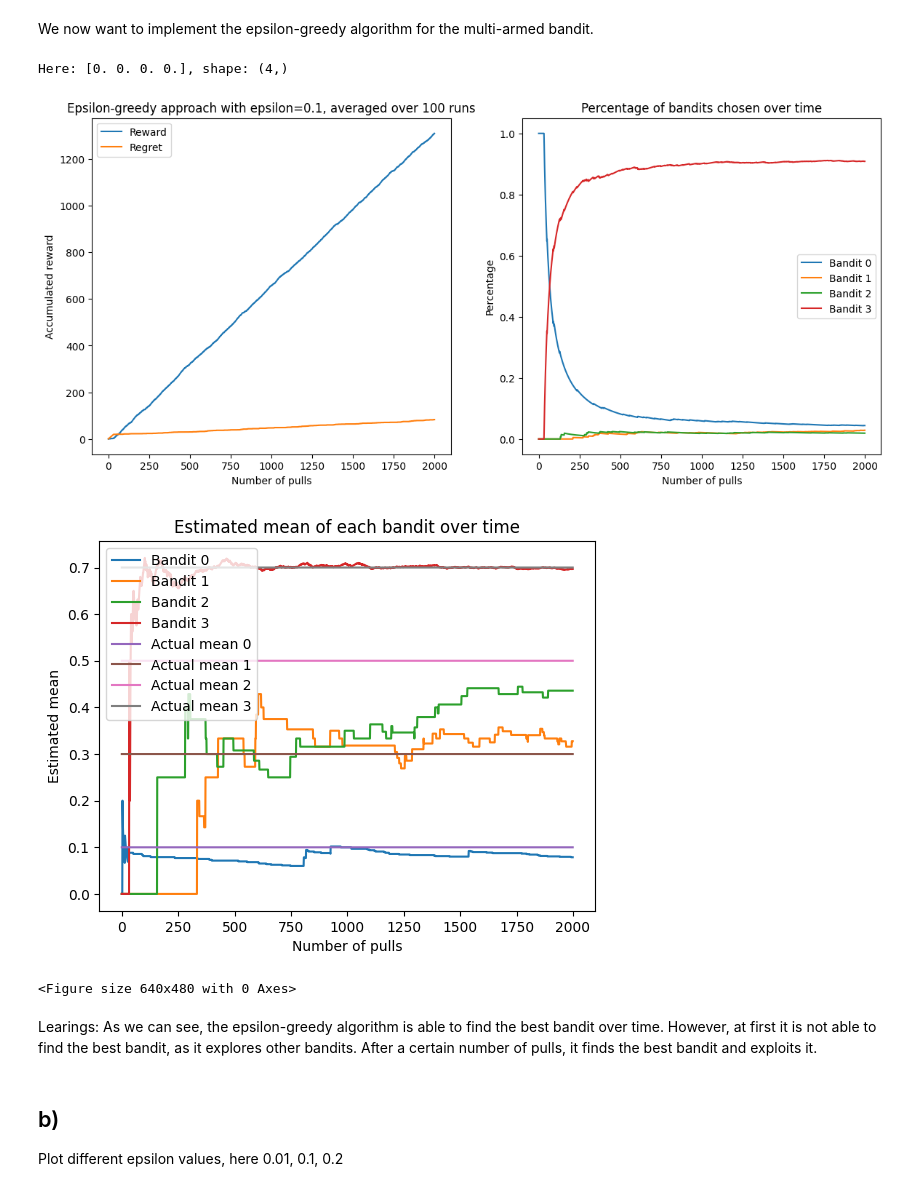
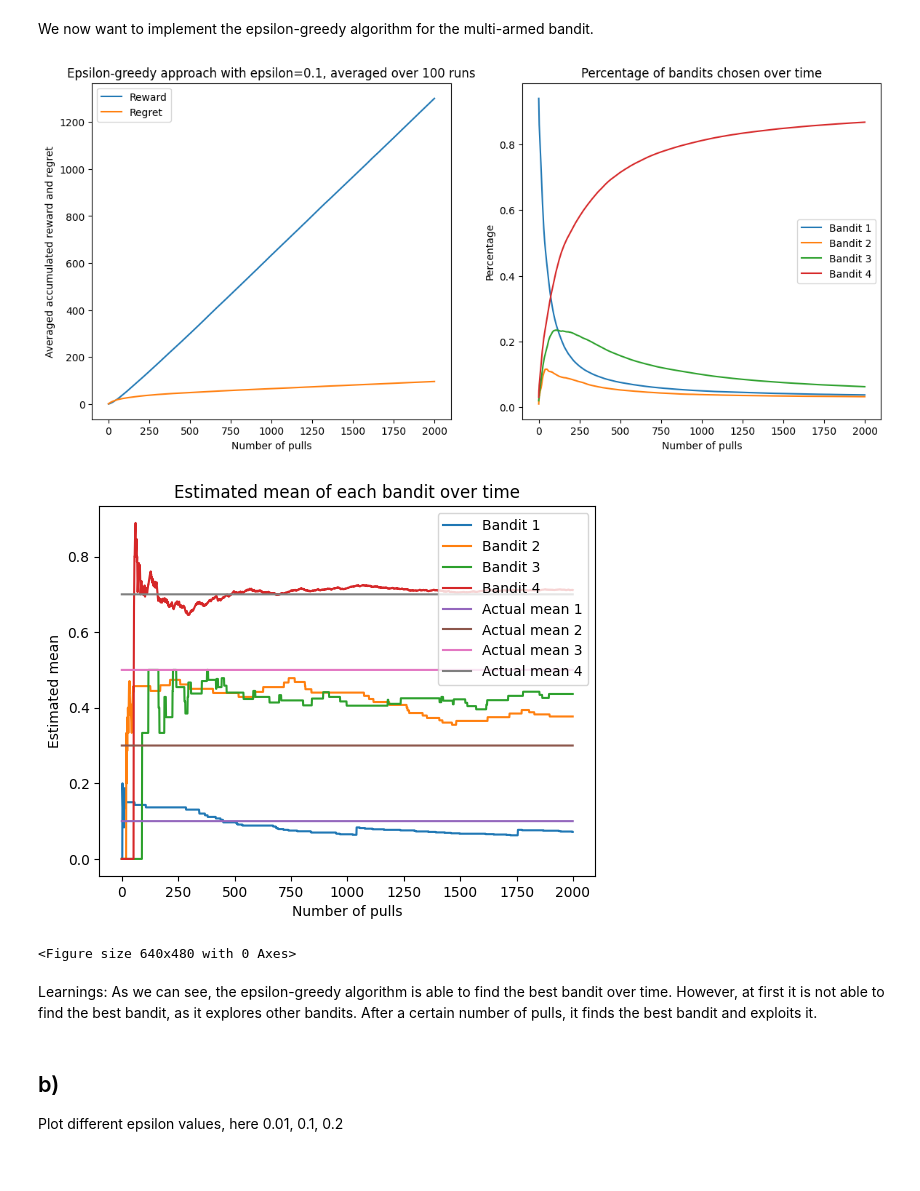
Before and after one commit to MarvinKohnen/deep-reinforcement-learning, a Jupyter notebook: assignments/exercise01/exercise1.1.ipynb, the cells around one changed output. Drawn from its saved outputs; the diff is of its cells as text; code cells hidden in the pictures.

```diff
--- a/assignments/exercise01/exercise1.1.ipynb
+++ b/assignments/exercise01/exercise1.1.ipynb
@@ -129,7 +129,7 @@ def run_epsilon_greedy(num_pulls=2000, epsilon=0.1, num_bandits=4, estimated_mea
 
 reward, regret, epsilon, chosen_bandits_percentage, estimated_means_over_time, actual_means_over_time = run_epsilon_greedy()
 
-"""# Run epsilon greedy 100 times and plot the averaged results
+# Run epsilon greedy 100 times and plot the averaged results
 averaged_reward = np.zeros(num_pulls)
 averaged_regret = np.zeros(num_pulls)
 averaged_chosen_bandits_percentage = np.zeros((num_bandits, num_pulls))
@@ -141,55 +141,54 @@ for i in range(num_runs):
     averaged_regret += regret
     averaged_chosen_bandits_percentage += chosen_bandits_percentage
 averaged_reward /= num_runs
 averaged_regret /= num_runs
 averaged_chosen_bandits_percentage /= num_runs
-"""
+
 # Plot results
 fig, axs = plt.subplots(1, 2, figsize=(14, 6))
 
 # Plot reward and regret in the first subplot
-axs[0].plot(reward, label="Reward")
-axs[0].plot(regret, label="Regret")
+axs[0].plot(averaged_reward, label="Reward")
+axs[0].plot(averaged_regret, label="Regret")
 axs[0].set_xlabel("Number of pulls")
-axs[0].set_ylabel("Accumulated reward")
+axs[0].set_ylabel("Averaged accumulated reward and regret")
 axs[0].set_title(f"Epsilon-greedy approach with epsilon={epsilon}, averaged over {num_runs} runs")
 axs[0].legend()
 
 # Plot percentage of bandits chosen in the second subplot
-axs[1].plot(chosen_bandits_percentage[0], label="Bandit 0")
-axs[1].plot(chosen_bandits_percentage[1], label="Bandit 1")
-axs[1].plot(chosen_bandits_percentage[2], label="Bandit 2")
-axs[1].plot(chosen_bandits_percentage[3], label="Bandit 3")
+axs[1].plot(averaged_chosen_bandits_percentage[0], label="Bandit 1")
+axs[1].plot(averaged_chosen_bandits_percentage[1], label="Bandit 2")
+axs[1].plot(averaged_chosen_bandits_percentage[2], label="Bandit 3")
+axs[1].plot(averaged_chosen_bandits_percentage[3], label="Bandit 4")
 axs[1].set_xlabel("Number of pulls")
 axs[1].set_ylabel("Percentage")
 axs[1].set_title("Percentage of bandits chosen over time")
 axs[1].legend()
 
 # Plot estimated means
 plt.figure()
-plt.plot(estimated_means_over_time[0], label="Bandit 0")
-plt.plot(estimated_means_over_time[1], label="Bandit 1")
-plt.plot(estimated_means_over_time[2], label="Bandit 2")
-plt.plot(estimated_means_over_time[3], label="Bandit 3")
-plt.plot(actual_means_over_time[0], label="Actual mean 0")
-plt.plot(actual_means_over_time[1], label="Actual mean 1")
-plt.plot(actual_means_over_time[2], label="Actual mean 2")
-plt.plot(actual_means_over_time[3], label="Actual mean 3")
+plt.plot(estimated_means_over_time[0], label="Bandit 1")
+plt.plot(estimated_means_over_time[1], label="Bandit 2")
+plt.plot(estimated_means_over_time[2], label="Bandit 3")
+plt.plot(estimated_means_over_time[3], label="Bandit 4")
+plt.plot(actual_means_over_time[0], label="Actual mean 1")
+plt.plot(actual_means_over_time[1], label="Actual mean 2")
+plt.plot(actual_means_over_time[2], label="Actual mean 3")
+plt.plot(actual_means_over_time[3], label="Actual mean 4")
 plt.xlabel("Number of pulls")
 plt.ylabel("Estimated mean")
 plt.title("Estimated mean of each bandit over time")
 plt.legend()
 plt.show()
 
 plt.tight_layout()
 plt.show()
 # %% [output]
-Here: [0. 0. 0. 0.], shape: (4,)
-[figure, old version]
+[figure, new version]
-[figure, old version]
+[figure, new version]
-<Figure size 640x480 with 0 Axes>
+<Figure size 640x480 with 0 Axes>
 # %% [markdown]
-Learings: As we can see, the epsilon-greedy algorithm is able to find the best bandit over time. However, at first it is not able to find the best bandit, as it explores other bandits. After a certain number of pulls, it finds the best bandit and exploits it.
+Learnings: As we can see, the epsilon-greedy algorithm is able to find the best bandit over time. However, at first it is not able to find the best bandit, as it explores other bandits. After a certain number of pulls, it finds the best bandit and exploits it.
 # %% [markdown]
 ## b)
 Plot different epsilon values, here 0.01, 0.1, 0.2
```
Also changed, not shown: parts of 2 cells of this notebook, 15 other files.
